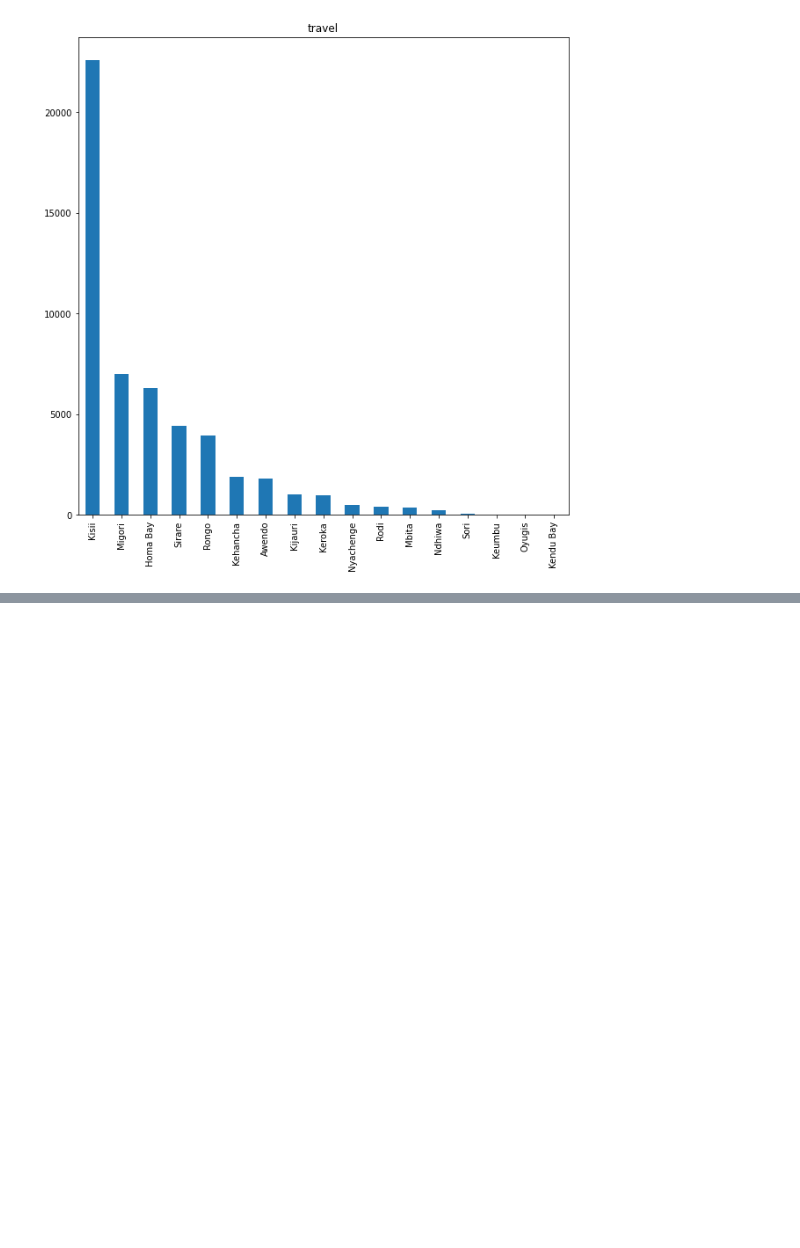
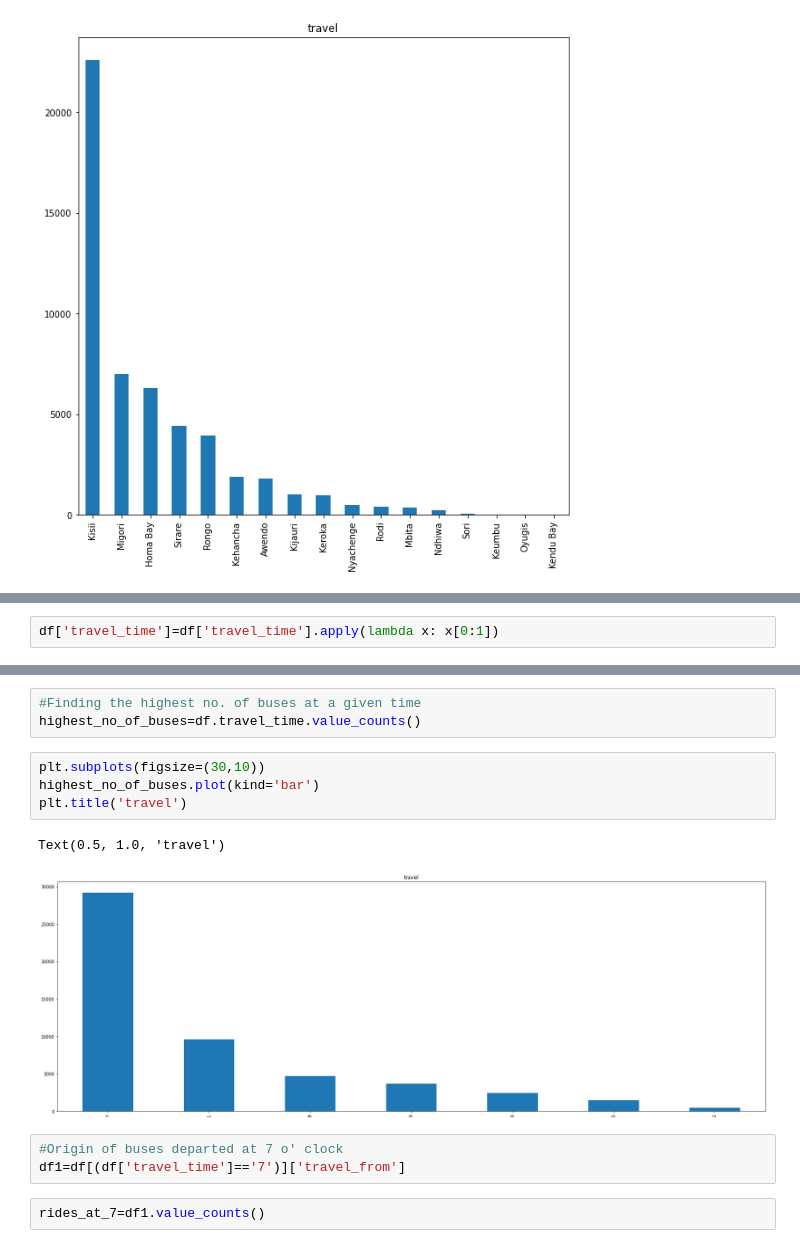
Before and after one commit to spandit98/Transport_Demand_Prediction, a Jupyter notebook: Transport_Demand_Prediction_Soumyadeep.ipynb, the cells around one changed output, grey strips where cells are left out. Saved outputs shown, nothing was run; the diff lists cells and outputs as text; blank space fills up the shorter version.

```diff
--- a/Transport_Demand_Prediction_Soumyadeep.ipynb
+++ b/Transport_Demand_Prediction_Soumyadeep.ipynb
@@ -193,0 +213,2 @@ Text(0.5, 1.0, 'travel')
+# %%
+df['travel_time']=df['travel_time'].apply(lambda x: x[0:1])
@@ -193,0 +231,15 @@ Text(0.5, 1.0, 'travel')
+# %%
+#Finding the highest no. of buses at a given time
+highest_no_of_buses=df.travel_time.value_counts()
+# %%
+plt.subplots(figsize=(30,10))
+highest_no_of_buses.plot(kind='bar')
+plt.title('travel')
+# %% [output]
+Text(0.5, 1.0, 'travel')
+[figure, added]
+# %%
+#Origin of buses departed at 7 o' clock
+df1=df[(df['travel_time']=='7')]['travel_from']
+# %%
+rides_at_7=df1.value_counts()
```
Also changed, not shown: parts of 11 cells of this notebook.
